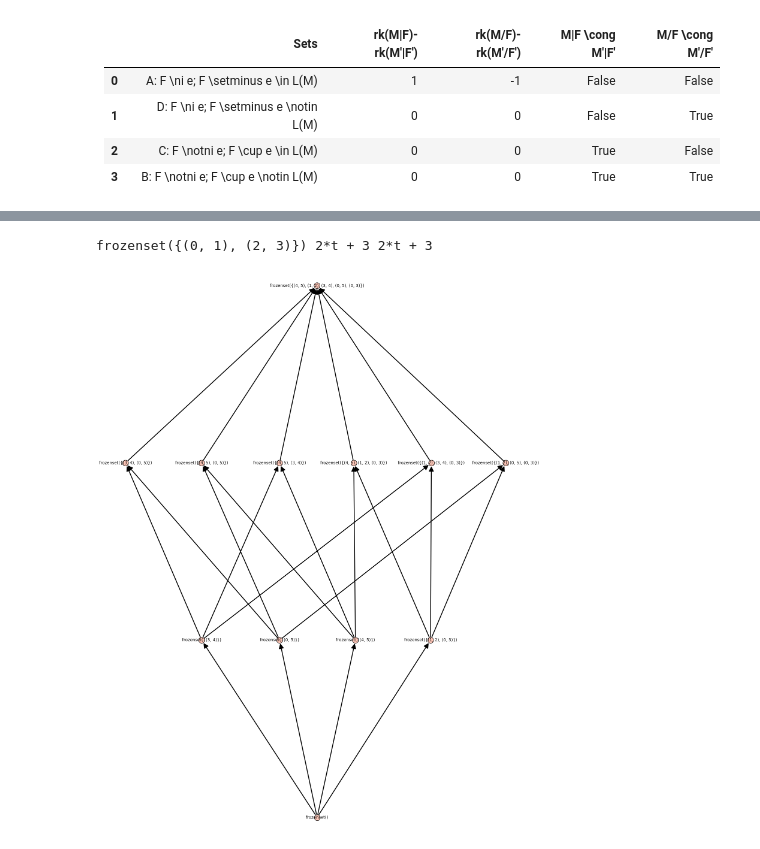
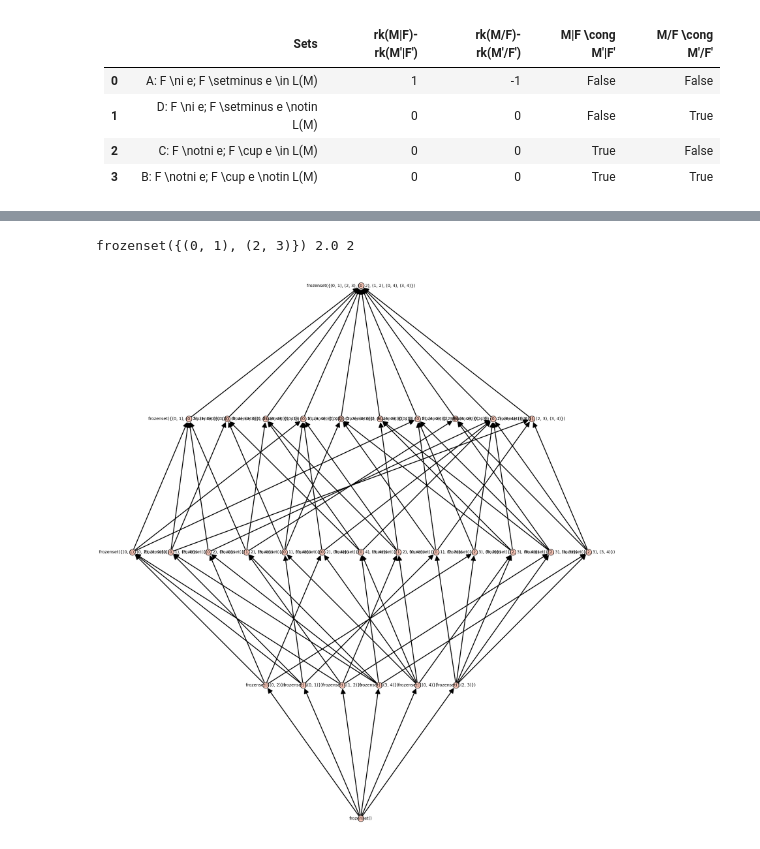
Before and after one commit to NutanNepal/ChowringofMatroids, a Jupyter notebook: qpolys/w-example4 copy.ipynb, the cells around one changed output, grey strips where cells are left out. Cells and saved outputs as stored; diff of their text form; code cells hidden in the pictures.

```diff
--- a/qpolys/w-example4 copy.ipynb
+++ b/qpolys/w-example4 copy.ipynb
@@ -206,7 +70,7 @@ display(Latex(df.to_html(escape=False)))
 </table>
 # %%
 #creating parallel connection of cycles
-m, n = 4, 4
+m, n = 3, 4
 
 def parallel_connection(m, n):
     G = graphs.CycleGraph(m + n - 2)
@@ -337,10 +196,10 @@ display(results_df)
 # %%
 F = frozenset({(0, 1), (2, 3)})
 print(F, kl_inverse_fast(M.contract(F)), invKL(M.contract(F)))
-M.contract(F).lattice_of_flats().plot(figsize= 25)
+M.lattice_of_flats().plot(figsize= 25)
 # %% [output]
-frozenset({(0, 1), (2, 3)}) 2*t + 3 2*t + 3
+frozenset({(0, 1), (2, 3)}) 2.0 2
-[figure, old version]
+[figure, new version]
 # %%
 kl_inverse_fast(M) - kl_inverse_fast(M.delete(edge_e))
 # %% [output]
```
Also changed, not shown: parts of 10 cells of this notebook, 13 other files.
